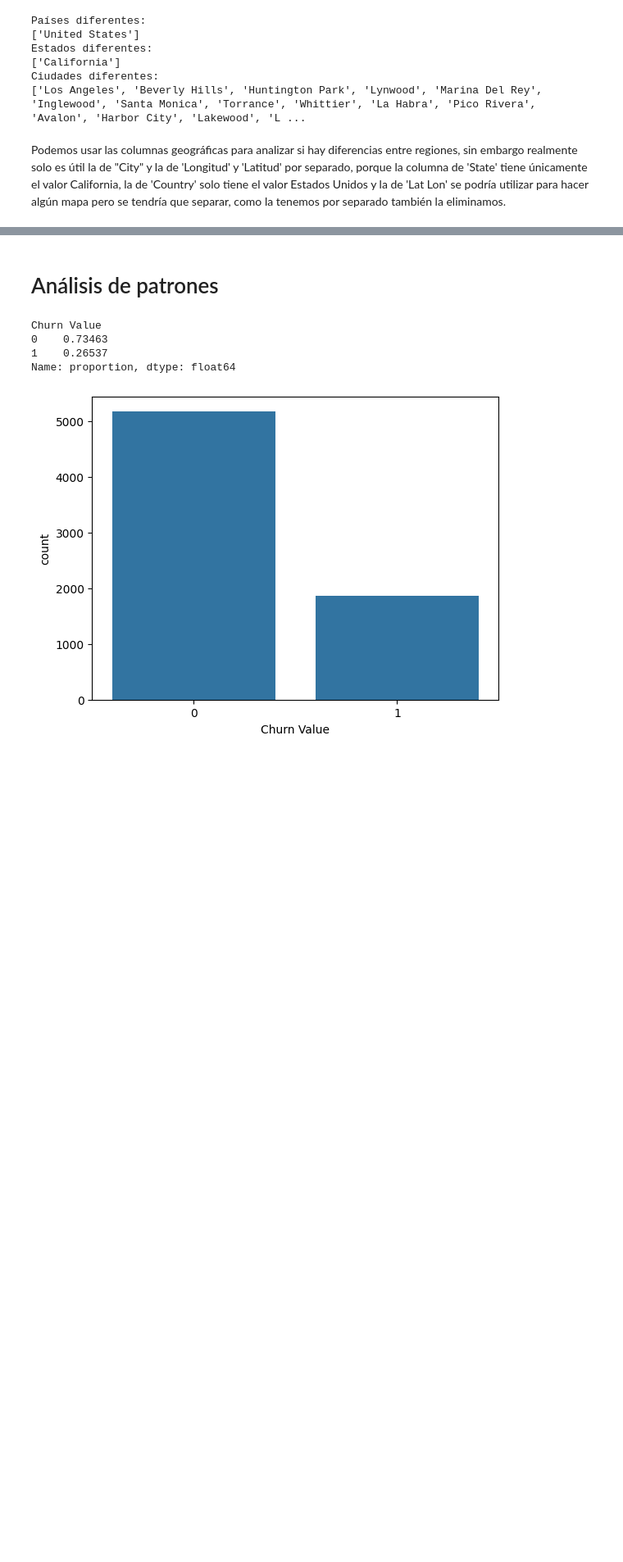
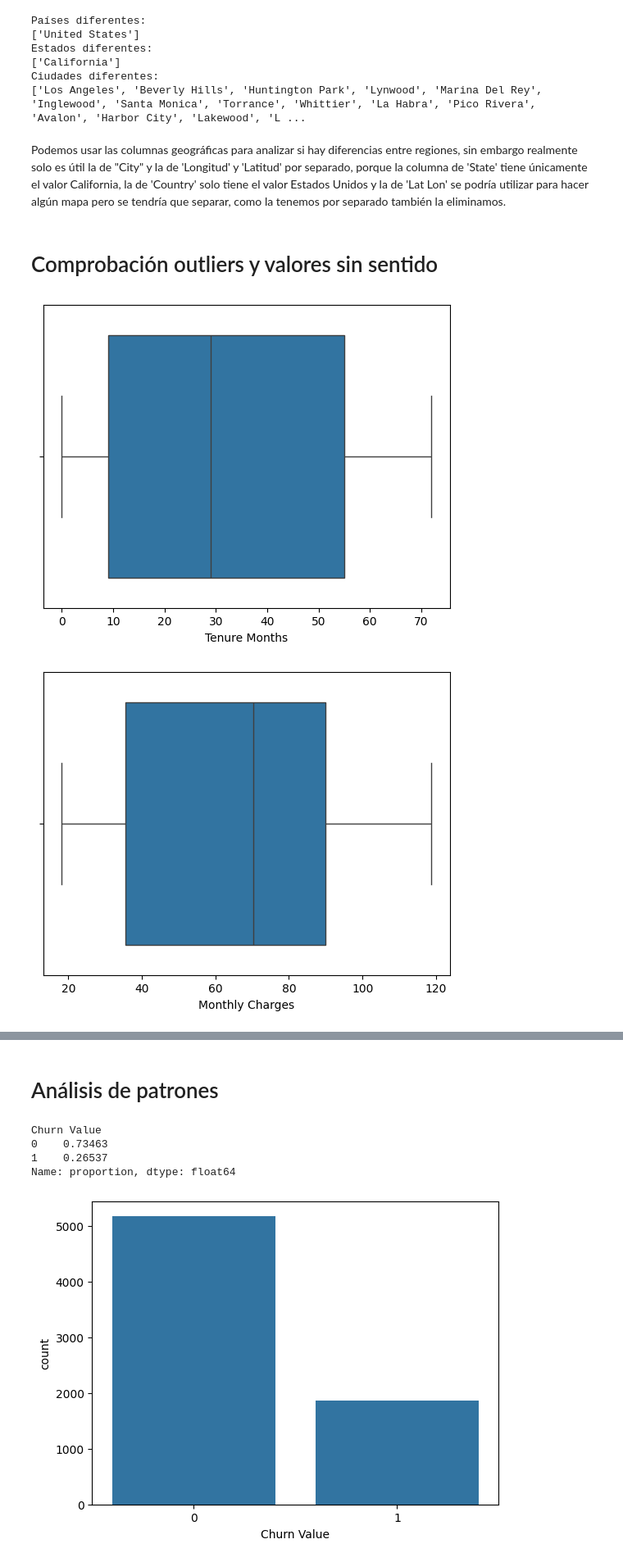
Before and after one commit to DavidPPLAZA/telecom-churn-prediction--ML--project, a Jupyter notebook: eda (1) (1).ipynb, the cells around one changed output, grey strips where cells are left out. Shown at 82% size. Drawn from its saved outputs; the diff is of its cells as text; code cells hidden in the pictures; blank space fills up the shorter version.

```diff
--- a/eda (1) (1).ipynb
+++ b/eda (1) (1).ipynb
@@ -218,3 +200,13 @@ Ciudades diferentes:
 Podemos usar las columnas geográficas para analizar si hay diferencias entre regiones, sin embargo realmente solo es útil la de "City" y la de 'Longitud' y 'Latitud' por separado, porque la columna de 'State' tiene únicamente el valor California, la de 'Country' solo tiene el valor Estados Unidos y la de 'Lat Lon' se podría utilizar para hacer algún mapa pero se tendría que separar, como la tenemos por separado también la eliminamos.
 # %%
 churn = churn.drop(columns = ['Count','State','Country','Zip Code', 'Lat Long'])
+# %% [markdown]
+# Comprobación outliers y valores sin sentido
+# %%
+lista_columnas_outliers = ['Tenure Months','Monthly Charges','Total Charges','CLTV']
+for n in lista_columnas_outliers:
+    sns.boxplot(data = churn, x = churn[n])
+    plt.show()
+# %% [output]
+[figure, added]
+[figure, added]
```
Also changed, not shown: parts of 13 cells of this notebook.
